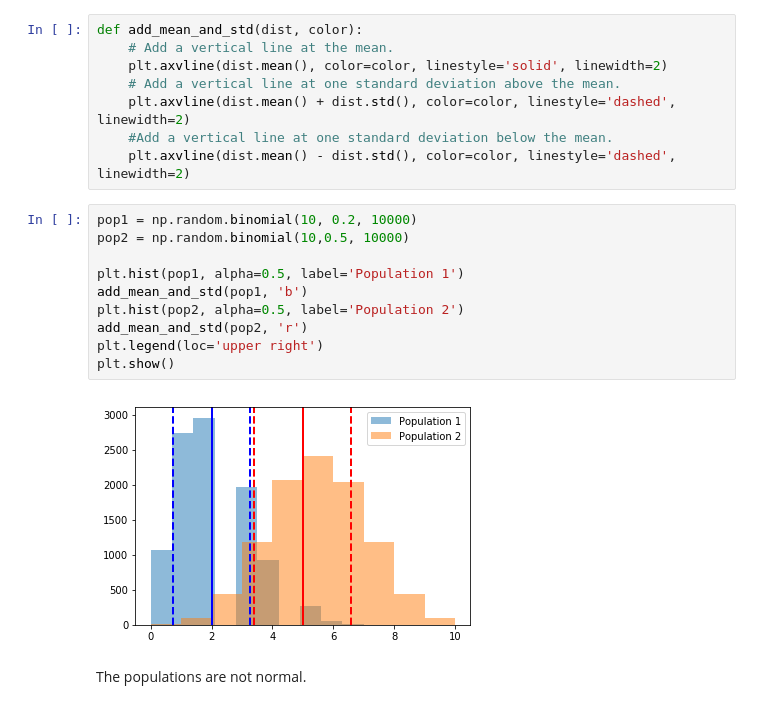
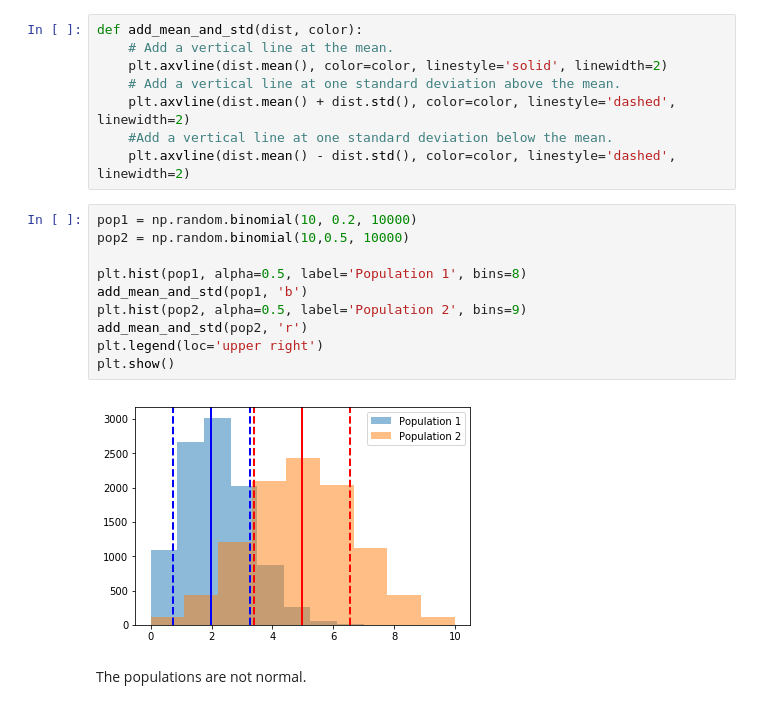
Before and after one commit to davidnmora/thinkful, a Jupyter notebook: 3.3.6-CLT.ipynb, the cells around one changed output. Saved outputs shown, nothing was run; the diff lists cells and outputs as text.

```diff
--- a/3.3.6-CLT.ipynb
+++ b/3.3.6-CLT.ipynb
@@ -19,15 +19,15 @@ def add_mean_and_std(dist, color):
 # %%
 pop1 = np.random.binomial(10, 0.2, 10000)
 pop2 = np.random.binomial(10,0.5, 10000)
 
-plt.hist(pop1, alpha=0.5, label='Population 1')
+plt.hist(pop1, alpha=0.5, label='Population 1', bins=8)
 add_mean_and_std(pop1, 'b')
-plt.hist(pop2, alpha=0.5, label='Population 2')
+plt.hist(pop2, alpha=0.5, label='Population 2', bins=9)
 add_mean_and_std(pop2, 'r')
 plt.legend(loc='upper right')
 plt.show()
 # %% [output]
-[figure, old version]
+[figure, new version]
 # %% [markdown]
 The populations are not normal.
 # %% [markdown]
```
Also changed, not shown: parts of 6 cells of this notebook.
